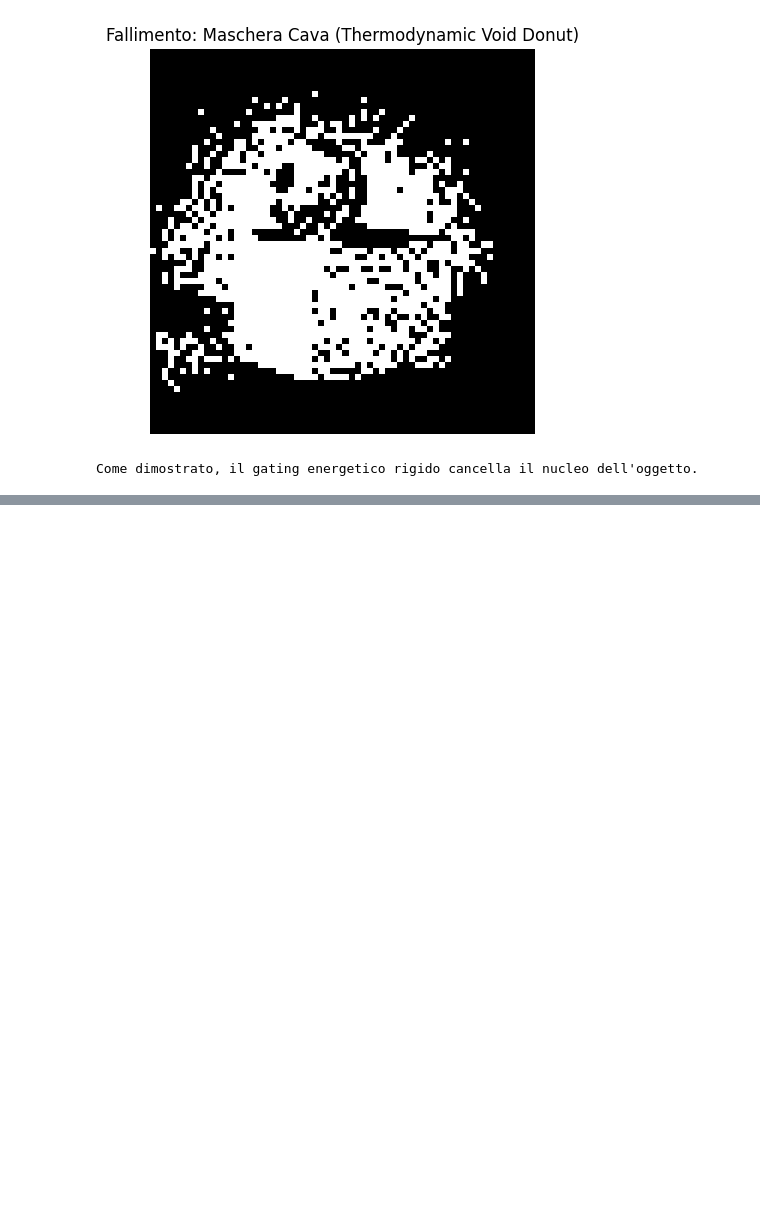
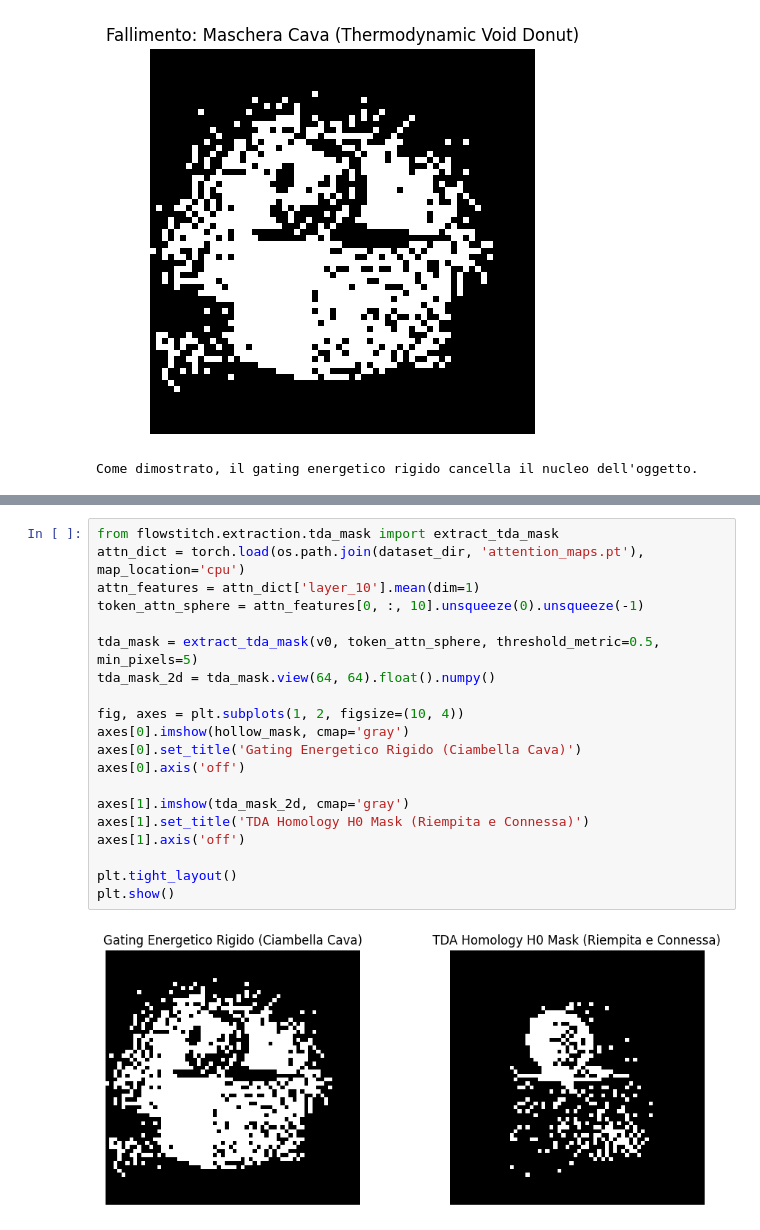
Before and after one commit to PtrTella/FlowStitch, a Jupyter notebook: notebooks/04_Kinetic_Trajectory_Smoothing.ipynb, the cells around one changed output, grey strips where cells are left out. Cells and saved outputs as stored; diff of their text form; blank space fills up the shorter version.

```diff
--- a/notebooks/04_Kinetic_Trajectory_Smoothing.ipynb
+++ b/notebooks/04_Kinetic_Trajectory_Smoothing.ipynb
@@ -54,0 +57,22 @@ La TDA risana la ciambella raggruppando i cluster per affinità direzionale. Suc
+# %%
+from flowstitch.extraction.tda_mask import extract_tda_mask
+attn_dict = torch.load(os.path.join(dataset_dir, 'attention_maps.pt'), map_location='cpu')
+attn_features = attn_dict['layer_10'].mean(dim=1)
+token_attn_sphere = attn_features[0, :, 10].unsqueeze(0).unsqueeze(-1)
+
+tda_mask = extract_tda_mask(v0, token_attn_sphere, threshold_metric=0.5, min_pixels=5)
+tda_mask_2d = tda_mask.view(64, 64).float().numpy()
+
+fig, axes = plt.subplots(1, 2, figsize=(10, 4))
+axes[0].imshow(hollow_mask, cmap='gray')
+axes[0].set_title('Gating Energetico Rigido (Ciambella Cava)')
+axes[0].axis('off')
+
+axes[1].imshow(tda_mask_2d, cmap='gray')
+axes[1].set_title('TDA Homology H0 Mask (Riempita e Connessa)')
+axes[1].axis('off')
+
+plt.tight_layout()
+plt.show()
+# %% [output]
+[figure, added]
```
Also changed, not shown: parts of 7 cells of this notebook, 23 other files.
